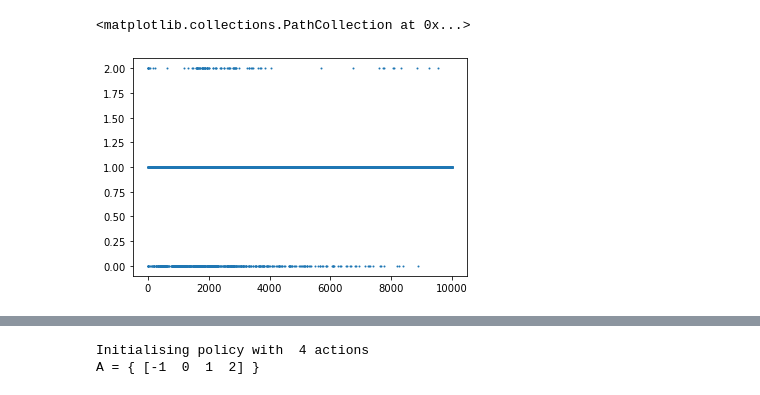
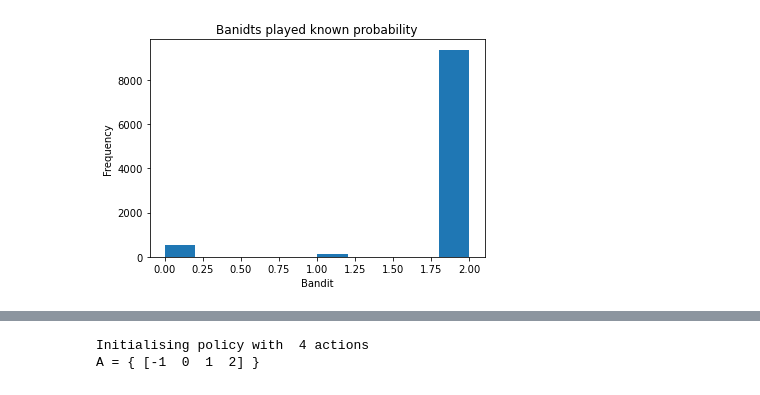
Before and after one commit to Even-tr/Project-2-Fairness-Privacy-Experiment-Design, a Jupyter notebook: src/thompson.ipynb, the cells around one changed output, grey strips where cells are left out. Cells and saved outputs as stored; diff of their text form; code cells hidden in the pictures.

Commit message:
mer figurer

```diff
--- a/src/thompson.ipynb
+++ b/src/thompson.ipynb
@@ -53,8 +53,27 @@ class Naive(Policy):
 
     def observe_with_laplace(self, action, outcome):
         self.model.update_with_laplace(action, outcome)
+# %%
+class NaiveForExample(Policy):
+    def set_model(self, model):
+        self.model = model
+
+    def get_action(self):
+        probs = self.model.get_prob()
+
+        #print(probs)
+        ret_val = np.argmax(probs)
+        #print(ret_val)
+        #print(ret_val)
+        return ret_val
+
+    def observe(self, action, outcome):
+        self.model.update(action, outcome)
+
+    def observe_with_laplace(self, action, outcome):
+        self.model.update_with_laplace(action, outcome)
 # %%
-thetas = np.array([0.6, 0.55, 0.5])
+thetas = np.array([0.8, 0.75, 0.85])
 # %%
 n_genes = 128
 n_vaccines = 3
@@ -63,7 +82,7 @@ n_treatment = 4
 N = 10000
 #X = population.generate(N)
 # %%
-policy = Naive(n_actions=3, action_set=[0, 1, 2])
+policy = NaiveForExample(n_actions=3, action_set=[0, 1, 2])
 model = ThompsonSampling(nvacc=3)
 policy.set_model(model)
 
@@ -111,5 +120,15 @@ plt.hist(action_arr)
-# %%
-plt.scatter(range(N), action_arr, s=1)
-# %% [output]
-<matplotlib.collections.PathCollection at 0x...>
-[figure, removed]
+# %%
+#print(action_arr)
+#plt.scatter(range(N), action_arr)
+def plot_action_known_theta(actions):
+    plt.hist(actions)
+    plt.xlabel('Bandit')
+    plt.ylabel('Frequency')
+    plt.title('Banidts played known probability')
+    #plt.legend(loc='upper right')
+    plt.savefig('figures/banidts_played_known_prob_hist.png')
+    plt.show()
+# %%
+plot_action_known_theta(action_arr)
+# %% [output]
+[figure, added]
```
Also changed, not shown: parts of 12 cells of this notebook, 7 other files.
